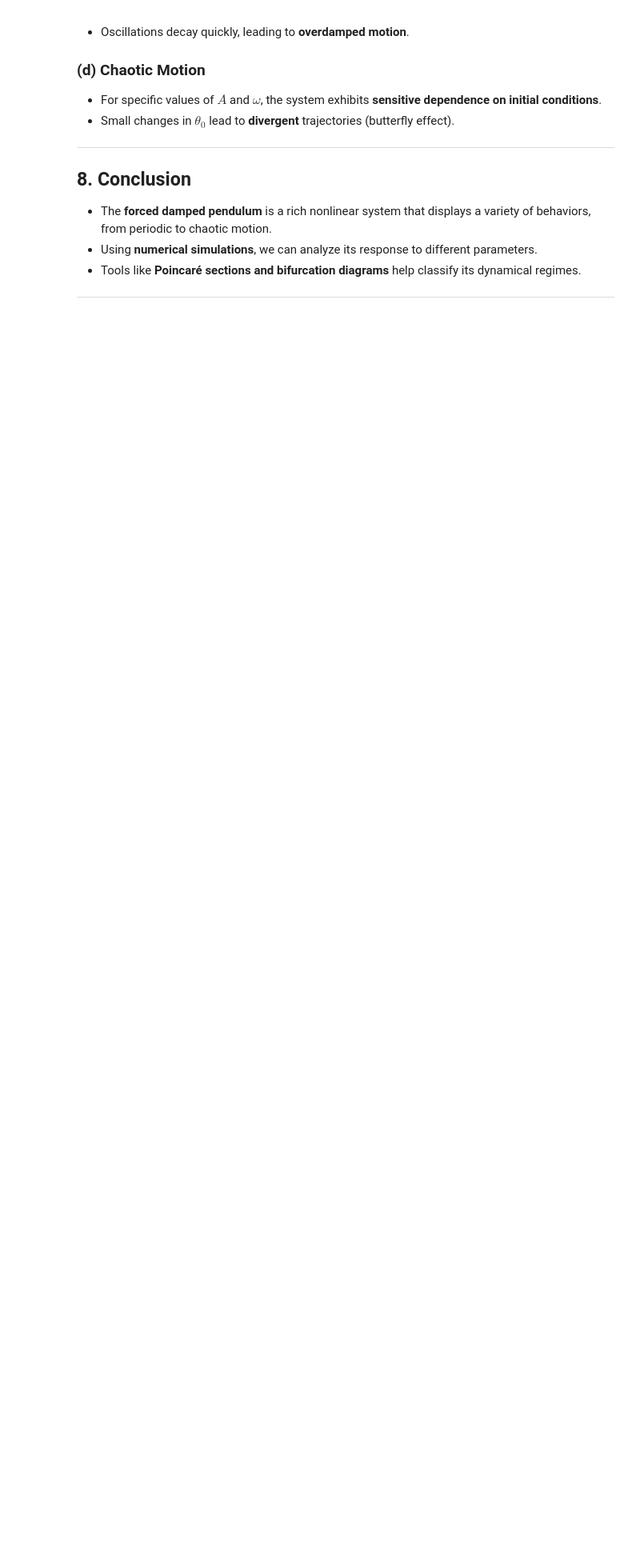
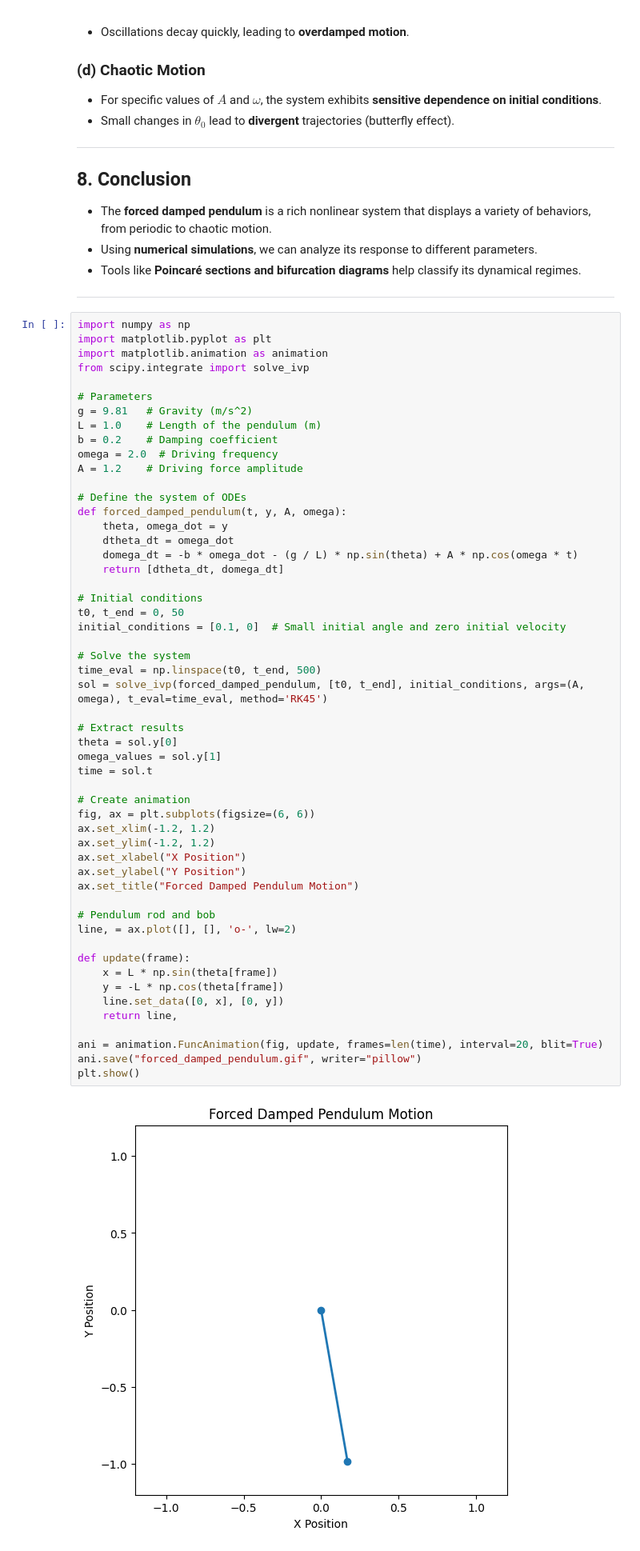
Before and after one commit to YahyaLendani/solutions_repo-main, a Jupyter notebook: docs/1 Physics/1 Mechanics/Problem_2.ipynb, the cells around one changed output. Shown at 80% size. Saved outputs shown, nothing was run; the diff lists cells and outputs as text; blank space fills up the shorter version.

```diff
--- a/docs/1 Physics/1 Mechanics/Problem_2.ipynb
+++ b/docs/1 Physics/1 Mechanics/Problem_2.ipynb
@@ -256,3 +256,58 @@ Different values of parameters lead to different types of motion:
 - Tools like **Poincaré sections and bifurcation diagrams** help classify its dynamical regimes.
 
 ---
+# %%
+import numpy as np
+import matplotlib.pyplot as plt
+import matplotlib.animation as animation
+from scipy.integrate import solve_ivp
+
+# Parameters
+g = 9.81   # Gravity (m/s^2)
+L = 1.0    # Length of the pendulum (m)
+b = 0.2    # Damping coefficient
+omega = 2.0  # Driving frequency
+A = 1.2    # Driving force amplitude
+
+# Define the system of ODEs
+def forced_damped_pendulum(t, y, A, omega):
+    theta, omega_dot = y
+    dtheta_dt = omega_dot
+    domega_dt = -b * omega_dot - (g / L) * np.sin(theta) + A * np.cos(omega * t)
+    return [dtheta_dt, domega_dt]
+
+# Initial conditions
+t0, t_end = 0, 50
+initial_conditions = [0.1, 0]  # Small initial angle and zero initial velocity
+
+# Solve the system
+time_eval = np.linspace(t0, t_end, 500)
+sol = solve_ivp(forced_damped_pendulum, [t0, t_end], initial_conditions, args=(A, omega), t_eval=time_eval, method='RK45')
+
+# Extract results
+theta = sol.y[0]
+omega_values = sol.y[1]
+time = sol.t
+
+# Create animation
+fig, ax = plt.subplots(figsize=(6, 6))
+ax.set_xlim(-1.2, 1.2)
+ax.set_ylim(-1.2, 1.2)
+ax.set_xlabel("X Position")
+ax.set_ylabel("Y Position")
+ax.set_title("Forced Damped Pendulum Motion")
+
+# Pendulum rod and bob
+line, = ax.plot([], [], 'o-', lw=2)
+
+def update(frame):
+    x = L * np.sin(theta[frame])
+    y = -L * np.cos(theta[frame])
+    line.set_data([0, x], [0, y])
+    return line,
+
+ani = animation.FuncAnimation(fig, update, frames=len(time), interval=20, blit=True)
+ani.save("forced_damped_pendulum.gif", writer="pillow")
+plt.show()
+# %% [output]
+[figure, added]
```
Also changed, not shown: 9 other files.
